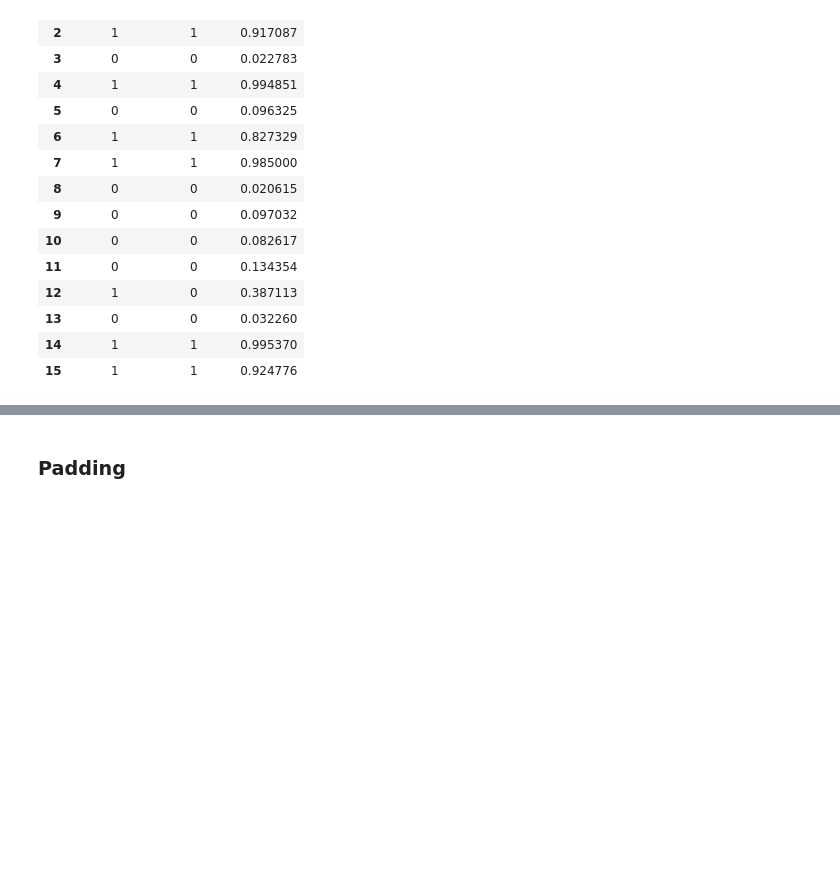
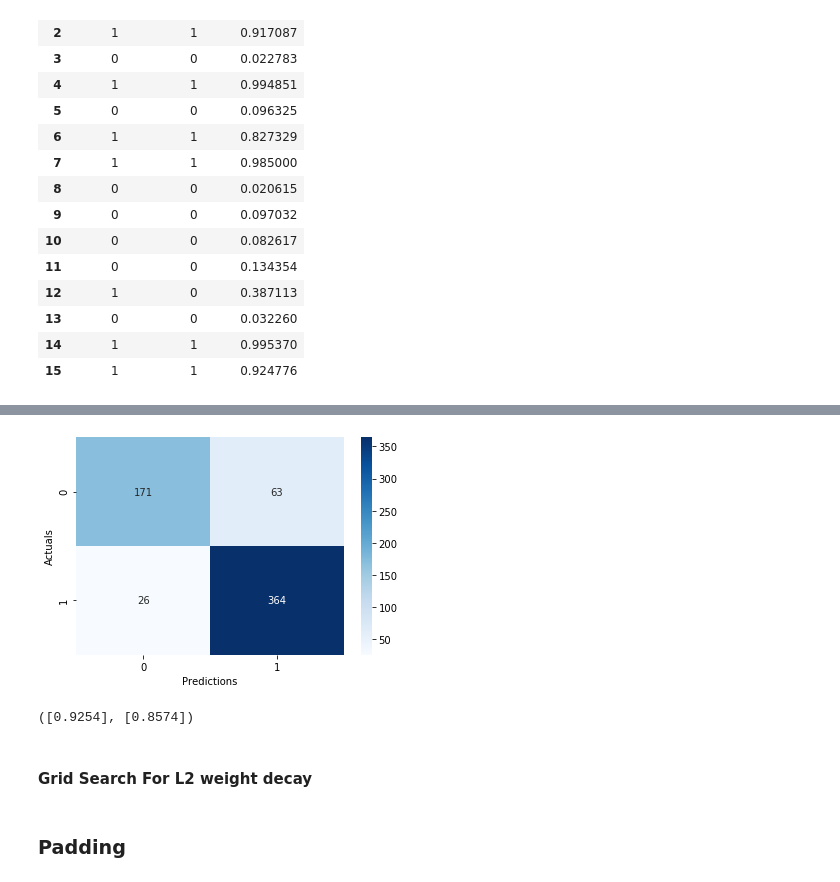
Before and after one commit to jingyunw/CNN_Image_Classification, a Jupyter notebook: Pneumonia_Detection_Deep_Learning.ipynb, the cells around one changed output, grey strips where cells are left out. Drawn from its saved outputs; the diff is of its cells as text; code cells hidden in the pictures; blank space fills up the shorter version.

Commit message:
Up to grid search

```diff
--- a/Pneumonia_Detection_Deep_Learning.ipynb
+++ b/Pneumonia_Detection_Deep_Learning.ipynb
@@ -721,0 +781,4 @@ compare_df
+# %%
+L2d = load_model('saved_models/best_L2_den.h5')
+model_evaluation(L2d)
+# %% [output]
@@ -721,0 +791,4 @@ compare_df
+[figure, added]
+([0.9254], [0.8574])
+# %% [markdown]
+#### Grid Search For L2 weight decay
```
Also changed, not shown: parts of 33 cells of this notebook.
